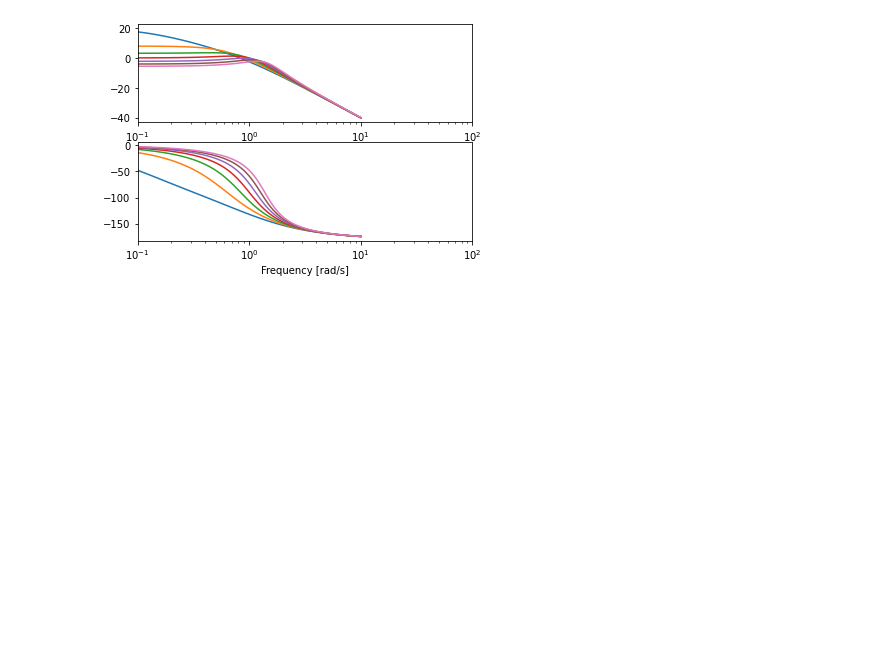
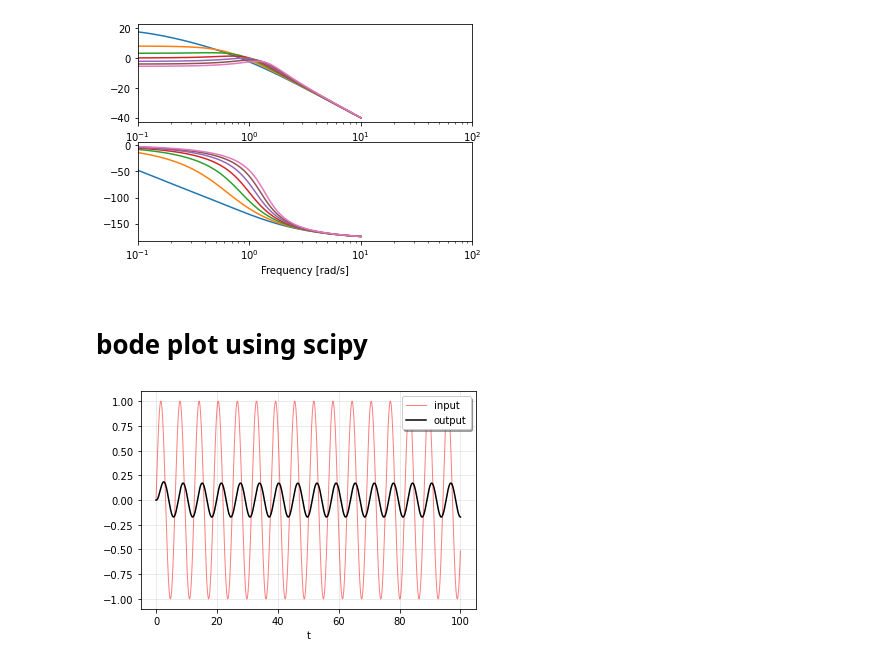
Before and after one commit to shahin1009/ME565, a Jupyter notebook: Laplace.ipynb, the cells around one changed output. Cells and saved outputs as stored; diff of their text form; code cells hidden in the pictures; blank space fills up the shorter version.

```diff
--- a/Laplace.ipynb
+++ b/Laplace.ipynb
@@ -86,3 +92,18 @@ plt.xlim(0.1, 100)
 plt.show()
 # %% [output]
 [figure]
+# %% [markdown]
+# bode plot using scipy
+# %%
+t = np.arange(0, 100, 0.01)
+u = np.sin(t)
+system = ([1.0], [1.0, 5.0, 4.0])
+tout, yout, xout = signal.lsim(system, u, t)
+plt.plot(t, u, 'r', alpha=0.5, linewidth=1, label='input')
+plt.plot(tout, yout, 'k', linewidth=1.5, label='output')
+plt.legend(loc='best', shadow=True, framealpha=1)
+plt.grid(alpha=0.3)
+plt.xlabel('t')
+plt.show()
+# %% [output]
+[figure, added]
```
Also changed, not shown: parts of 8 cells of this notebook, 2 other files.
